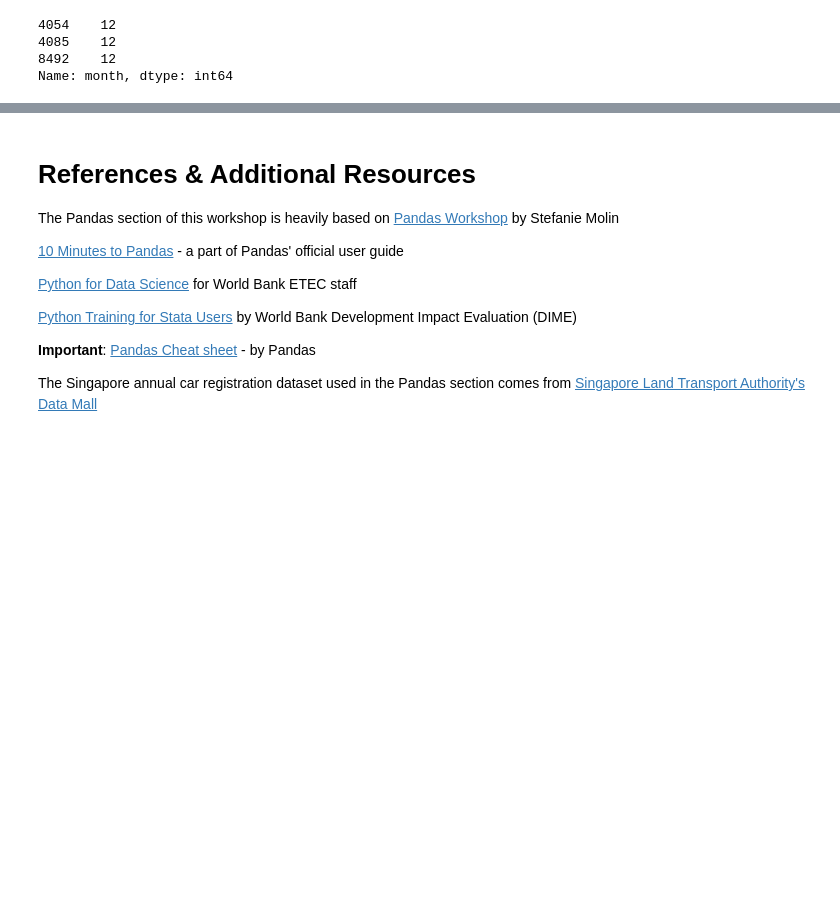
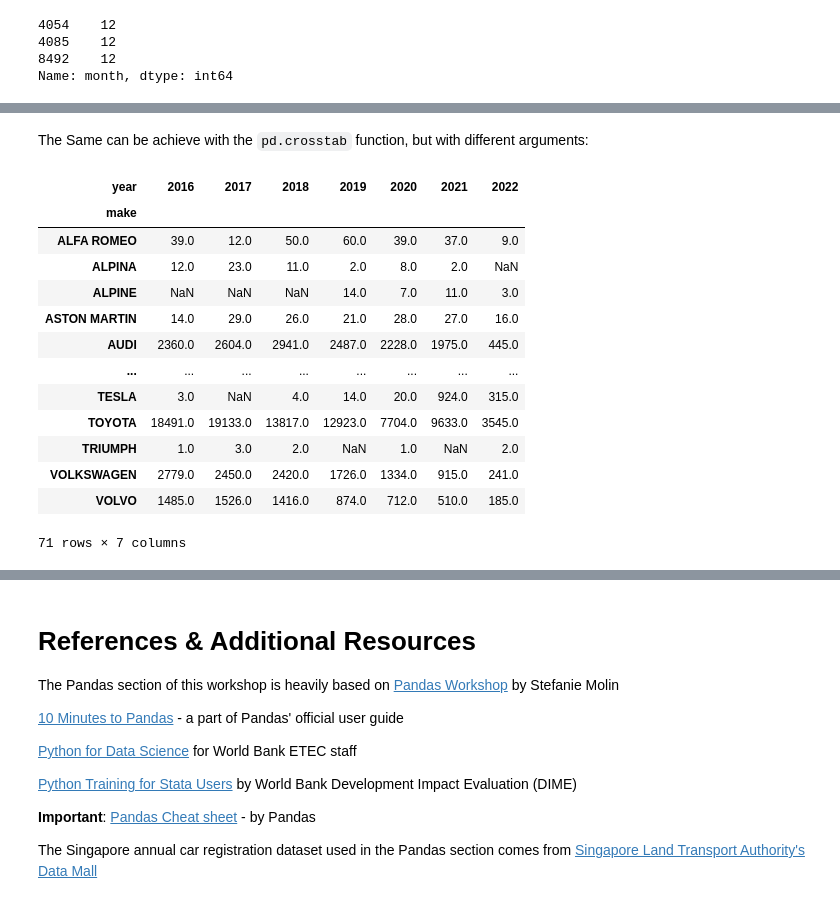
Before and after one commit to worldbank/dec-python-course, a Jupyter notebook: 1-foundations/3-numpy-and-pandas/foundations-s3.ipynb, the cells around one changed output, grey strips where cells are left out. Cells and saved outputs as stored; diff of their text form; code cells hidden in the pictures; blank space fills up the shorter version.

```diff
--- a/1-foundations/3-numpy-and-pandas/foundations-s3.ipynb
+++ b/1-foundations/3-numpy-and-pandas/foundations-s3.ipynb
@@ -1230,0 +1254,22 @@ Name: month, dtype: int64
+# %% [markdown]
+The Same can be achieve with the `pd.crosstab` function, but with different arguments:
+# %%
+pd.crosstab(index=cars_monthly_nonzero.make,
+            columns=cars_monthly_nonzero.year,
+            values=cars_monthly_nonzero.number,
+            aggfunc='sum')
+# %% [output]
+| year | 2016 | 2017 | 2018 | 2019 | 2020 | 2021 | 2022 |
+| make |  |  |  |  |  |  |  |
+| ALFA ROMEO | 39.0 | 12.0 | 50.0 | 60.0 | 39.0 | 37.0 | 9.0 |
+| ALPINA | 12.0 | 23.0 | 11.0 | 2.0 | 8.0 | 2.0 | NaN |
+| ALPINE | NaN | NaN | NaN | 14.0 | 7.0 | 11.0 | 3.0 |
+| ASTON MARTIN | 14.0 | 29.0 | 26.0 | 21.0 | 28.0 | 27.0 | 16.0 |
+| AUDI | 2360.0 | 2604.0 | 2941.0 | 2487.0 | 2228.0 | 1975.0 | 445.0 |
+| ... | ... | ... | ... | ... | ... | ... | ... |
+| TESLA | 3.0 | NaN | 4.0 | 14.0 | 20.0 | 924.0 | 315.0 |
+| TOYOTA | 18491.0 | 19133.0 | 13817.0 | 12923.0 | 7704.0 | 9633.0 | 3545.0 |
+| TRIUMPH | 1.0 | 3.0 | 2.0 | NaN | 1.0 | NaN | 2.0 |
+| VOLKSWAGEN | 2779.0 | 2450.0 | 2420.0 | 1726.0 | 1334.0 | 915.0 | 241.0 |
+| VOLVO | 1485.0 | 1526.0 | 1416.0 | 874.0 | 712.0 | 510.0 | 185.0 |
+71 rows × 7 columns
```
Also changed, not shown: parts of 4 cells of this notebook.
